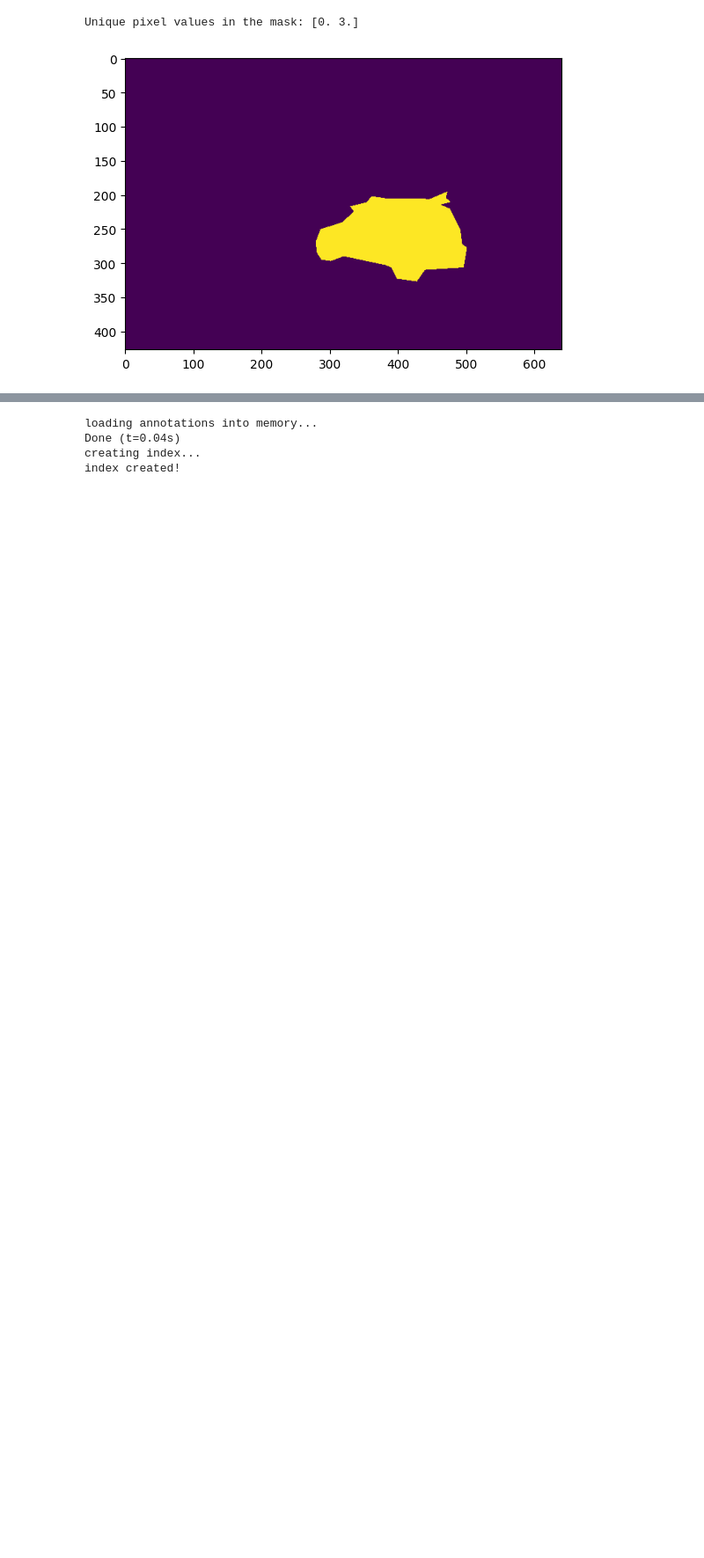
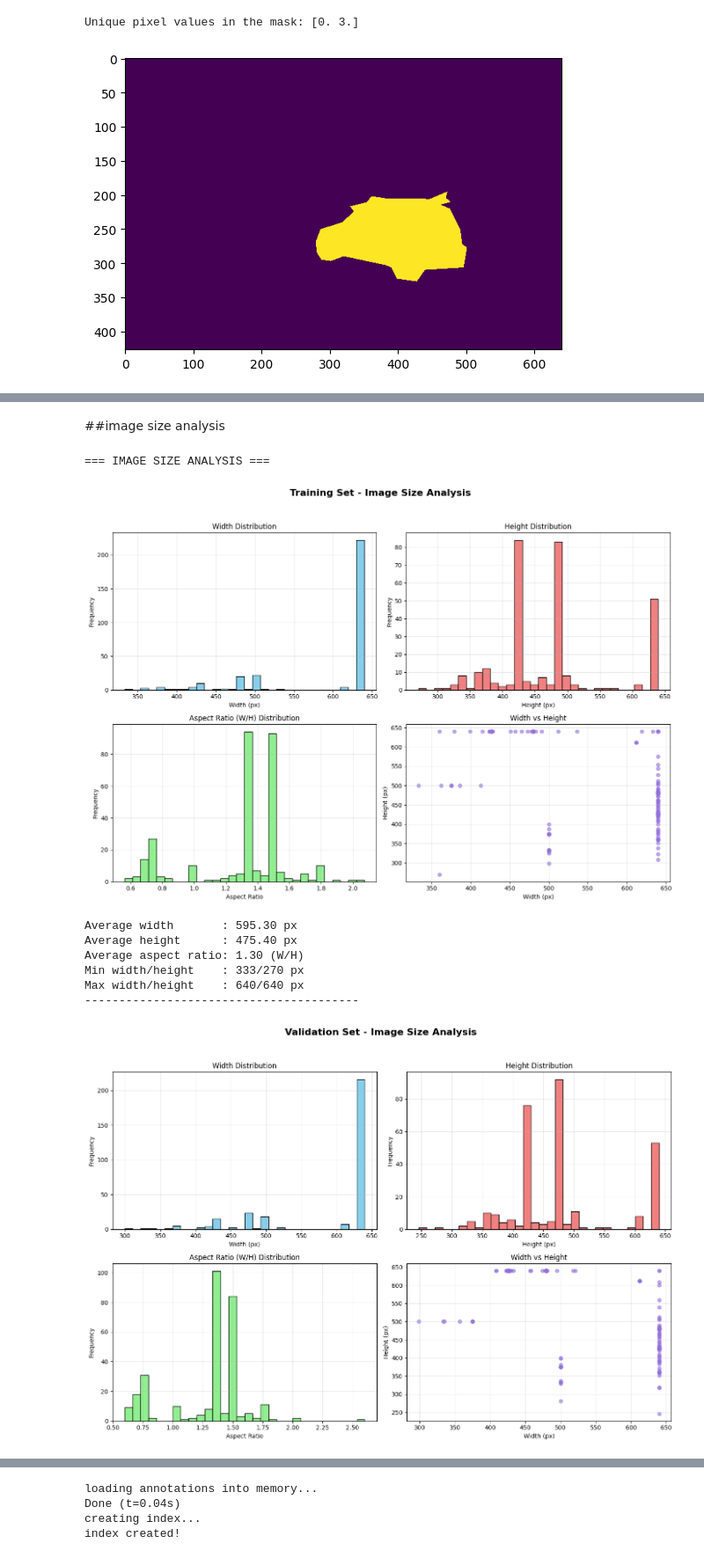
Before and after one commit to Samjacob007/image-segmentation, a Jupyter notebook: Image_segmentation_.ipynb, the cells around one changed output, grey strips where cells are left out. Shown at 88% size. Saved outputs shown, nothing was run; the diff lists cells and outputs as text; code cells hidden in the pictures; blank space fills up the shorter version.

```diff
--- a/Image_segmentation_.ipynb
+++ b/Image_segmentation_.ipynb
@@ -253,0 +303,77 @@ Unique pixel values in the mask: [0. 3.]
+# %% [markdown]
+##image size analysis
+# %%
+import matplotlib.pyplot as plt
+import numpy as np
+
+def get_image_dimensions(data):
+
+    widths = [img['width'] for img in data['images']]
+    heights = [img['height'] for img in data['images']]
+    aspect_ratios = [w / h for w, h in zip(widths, heights)]
+    return widths, heights, aspect_ratios
+
+def plot_image_size_distribution(widths, heights, aspect_ratios, title):
+
+    fig, axes = plt.subplots(2, 2, figsize=(14, 10))
+    fig.suptitle(title, fontsize=16, fontweight='bold')
+
+    # Width histogram
+    axes[0, 0].hist(widths, bins=30, color='skyblue', edgecolor='black')
+    axes[0, 0].set_title('Width Distribution')
+    axes[0, 0].set_xlabel('Width (px)')
+    axes[0, 0].set_ylabel('Frequency')
+
+    # Height histogram
+    axes[0, 1].hist(heights, bins=30, color='lightcoral', edgecolor='black')
+    axes[0, 1].set_title('Height Distribution')
+    axes[0, 1].set_xlabel('Height (px)')
+    axes[0, 1].set_ylabel('Frequency')
+
+    # Aspect Ratio histogram
+    axes[1, 0].hist(aspect_ratios, bins=30, color='lightgreen', edgecolor='black')
+    axes[1, 0].set_title('Aspect Ratio (W/H) Distribution')
+    axes[1, 0].set_xlabel('Aspect Ratio')
+    axes[1, 0].set_ylabel('Frequency')
+
+    # Scatter plot of width vs height
+    axes[1, 1].scatter(widths, heights, alpha=0.6, color='mediumpurple')
+    axes[1, 1].set_title('Width vs Height')
+    axes[1, 1].set_xlabel('Width (px)')
+    axes[1, 1].set_ylabel('Height (px)')
+
+    # Grid & layout
+    for ax in axes.flat:
+        ax.grid(True, alpha=0.3)
+    plt.tight_layout(rect=[0, 0, 1, 0.95])
+    plt.show()
+
+def summarize_image_sizes(widths, heights, aspect_ratios):
+    """Print basic statistics about image dimensions."""
+    print(f"Average width       : {np.mean(widths):.2f} px")
+    print(f"Average height      : {np.mean(heights):.2f} px")
+    print(f"Average aspect ratio: {np.mean(aspect_ratios):.2f} (W/H)")
+    print(f"Min width/height    : {min(widths)}/{min(heights)} px")
+    print(f"Max width/height    : {max(widths)}/{max(heights)} px")
+    print("-" * 40)
+
+def analyze_image_sizes(data, title="Image Size Analysis"):
+    """Combined function to analyze and visualize image sizes."""
+    widths, heights, aspect_ratios = get_image_dimensions(data)
+    plot_image_size_distribution(widths, heights, aspect_ratios, title)
+    summarize_image_sizes(widths, heights, aspect_ratios)
+
+# Run for both datasets
+print("\n=== IMAGE SIZE ANALYSIS ===")
+analyze_image_sizes(train_data, "Training Set - Image Size Analysis")
+analyze_image_sizes(val_data, "Validation Set - Image Size Analysis")
+# %% [output]
+=== IMAGE SIZE ANALYSIS ===
+[figure, added]
+Average width       : 595.30 px
+Average height      : 475.40 px
+Average aspect ratio: 1.30 (W/H)
+Min width/height    : 333/270 px
+Max width/height    : 640/640 px
+----------------------------------------
+[figure, added]
```
Also changed, not shown: parts of 41 cells of this notebook.
